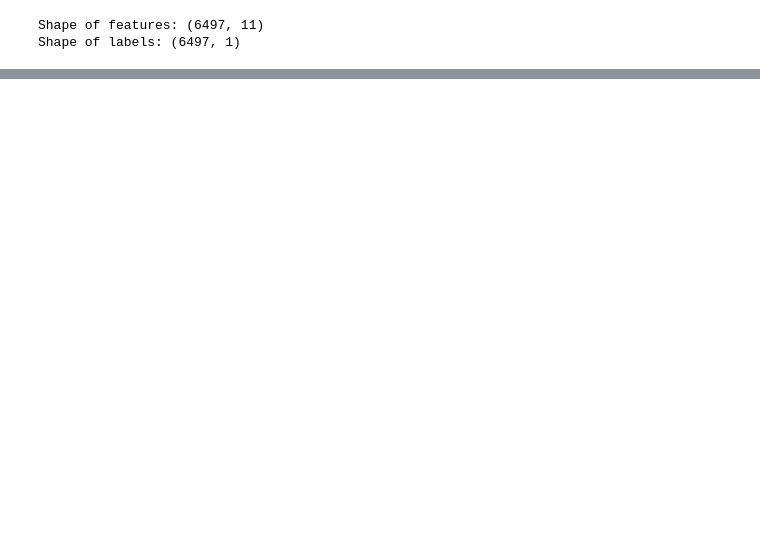
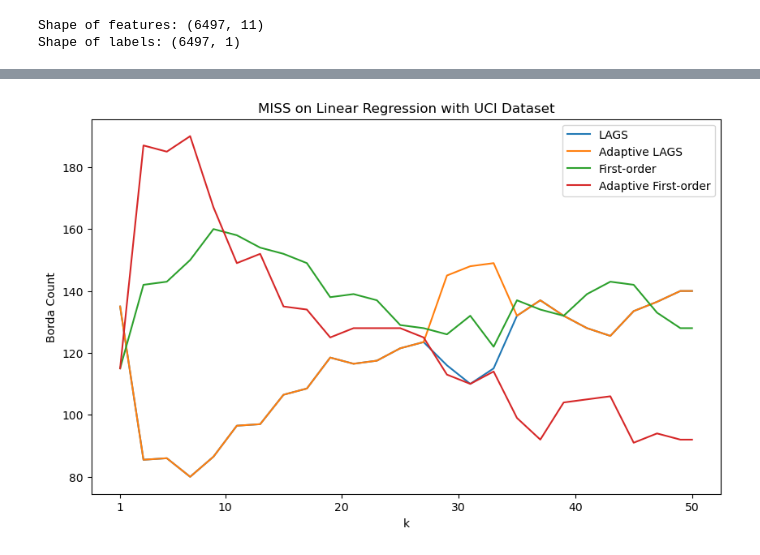
Before and after one commit to sleepymalc/MISS, a Jupyter notebook: linear/linear_regression/real-world.ipynb, the cells around one changed output, grey strips where cells are left out. Drawn from its saved outputs; the diff is of its cells as text; code cells hidden in the pictures; blank space fills up the shorter version.

```diff
--- a/linear/linear_regression/real-world.ipynb
+++ b/linear/linear_regression/real-world.ipynb
@@ -20,12 +18,11 @@ from sklearn.preprocessing import LabelEncoder
 from ucimlrepo import fetch_ucirepo
 # %%
 ks = list(range(1, 51, 2)) + [50]
-ratio = 0.8
-targets = ["linear"]
 methods = ["LAGS", "Adaptive LAGS", "First-order", "Adaptive First-order"]
 dataset = "UCI"
 UCI_id = 186
-num_methods, num_experiments, num_ks = len(methods), 50, len(ks)
+test_size = 50
+num_methods, num_experiments, num_ks = len(methods), test_size, len(ks)
 # %%
 # fetch dataset
 UCI_dataset = fetch_ucirepo(id=UCI_id)
@@ -73,15 +53,14 @@ def data_generation(ratio, target="linear"):
 Shape of features: (6497, 11)
 Shape of labels: (6497, 1)
 # %%
-def score(ratio, k, target):
-    X_train, y_train, X_test, y_test = data_generation(ratio, target=target)
-    original_value = target_value(X_train, y_train, X_test, target=target)
+def score(i_th_test, k, target):
+    original_value = target_value(X_train, y_train, X_test[i_th_test], target=target)
 
     scores = np.array([
-        actual_effect(X_train, y_train, X_test, y_test, LAGS(X_train, y_train, X_test, y_test, target=target)[:k], original_value, target=target),
-        actual_effect(X_train, y_train, X_test, y_test, adaptive_LAGS(X_train, y_train, X_test, y_test, k=k, target=target), original_value, target=target),
-        actual_effect(X_train, y_train, X_test, y_test, first_order(X_train, y_train, X_test, y_test, target=target)[:k], original_value, target=target),
-        actual_effect(X_train, y_train, X_test, y_test, adaptive_first_order(X_train, y_train, X_test, y_test, k=k, target=target), original_value, target=target)
+        actual_effect(X_train, y_train, X_test[i_th_test], LAGS(X_train, y_train, X_test[i_th_test], y_test, target=target)[:k], original_value, target=target),
+        actual_effect(X_train, y_train, X_test[i_th_test], adaptive_LAGS(X_train, y_train, X_test[i_th_test], y_test, k=k, target=target), original_value, target=target),
+        actual_effect(X_train, y_train, X_test[i_th_test], first_order(X_train, y_train, X_test[i_th_test], y_test, target=target)[:k], original_value, target=target),
+        actual_effect(X_train, y_train, X_test[i_th_test], adaptive_first_order(X_train, y_train, X_test[i_th_test], y_test, k=k, target=target), original_value, target=target)
     ])
 
     return scores
@@ -161,0 +102,25 @@ ValueError: operands could not be broadcast together with shapes (11,2598) (2598
+# %%
+scores_array = np.array(Parallel(n_jobs=50)(delayed(score)(i, k, "linear") for i in range(num_experiments) for k in ks))
+scores_array = scores_array.reshape((num_experiments, num_ks, -1))
+
+scores_method_ks_combo = scores_array.swapaxes(0, 2) # method, k, combo
+scores_ks_method_combo = scores_method_ks_combo.swapaxes(0, 1) # k, method, combo
+# %%
+Borda_result = np.array(Parallel(n_jobs=50)(delayed(Borda_count)(scores_ks_method_combo[k_idx]) for k_idx in range(num_ks)))
+
+plt.figure(figsize=(10, 6))
+
+plt.title(f'MISS on Linear Regression with UCI Dataset')
+
+plt.xlabel('k')
+plt.ylabel('Borda Count')
+
+# Plot each method's Borda Count against k
+for method_idx, method_name in enumerate(methods):
+    plt.plot(ks, Borda_result[:, method_idx], label=method_name)
+
+plt.xticks(np.insert(np.arange(10, max(ks)+1, 10), 0, 1))
+plt.legend(methods)
+plt.show()
+# %% [output]
+[figure, added]
```
Also changed, not shown: parts of 6 cells of this notebook, 46 other files.
